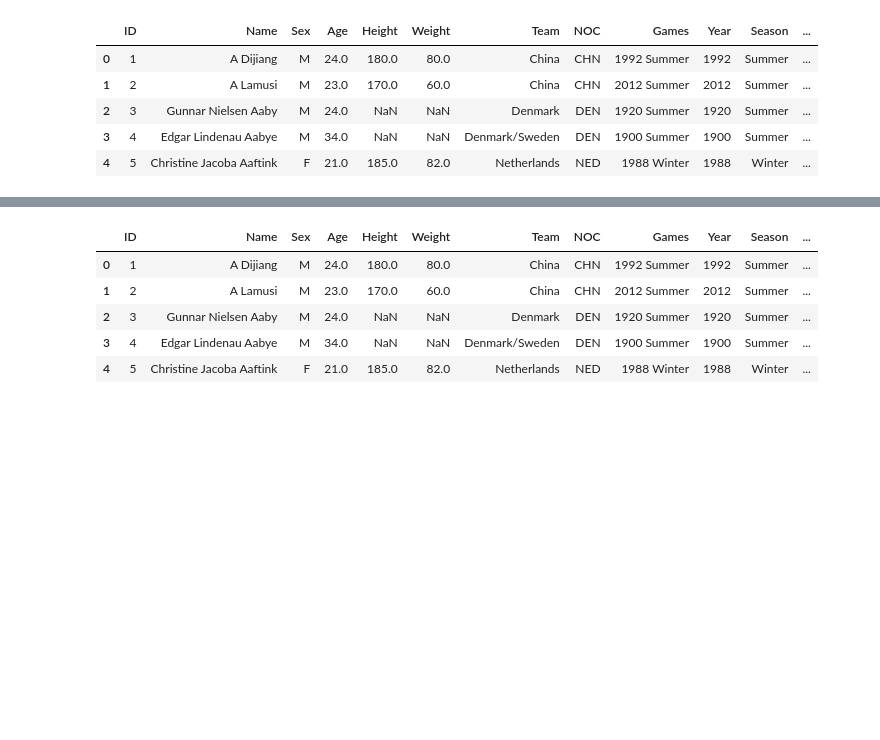
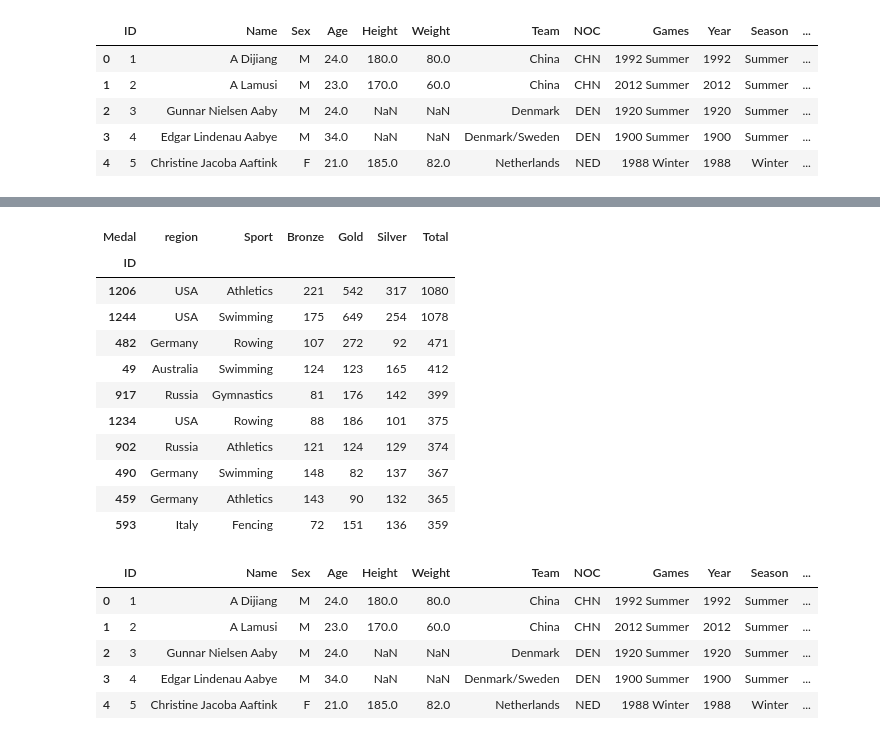
Before and after one commit to yuna-liu/Databehandling-OS-Yuna-Joachim, a Jupyter notebook: Q2_Y_temp.ipynb, the cells around one changed output, grey strips where cells are left out. Drawn from its saved outputs; the diff is of its cells as text; code cells hidden in the pictures; blank space fills up the shorter version.

```diff
--- a/Q2_Y_temp.ipynb
+++ b/Q2_Y_temp.ipynb
@@ -29,3 +90,18 @@ athlete_regions.head()
+# %%
+af.count_medals_by_country(athlete_regions, "Sport")
+# %% [output]
+| Medal | region | Sport | Bronze | Gold | Silver | Total |
+| ID |  |  |  |  |  |  |
+| 1206 | USA | Athletics | 221 | 542 | 317 | 1080 |
+| 1244 | USA | Swimming | 175 | 649 | 254 | 1078 |
+| 482 | Germany | Rowing | 107 | 272 | 92 | 471 |
+| 49 | Australia | Swimming | 124 | 123 | 165 | 412 |
+| 917 | Russia | Gymnastics | 81 | 176 | 142 | 399 |
+| 1234 | USA | Rowing | 88 | 186 | 101 | 375 |
+| 902 | Russia | Athletics | 121 | 124 | 129 | 374 |
+| 490 | Germany | Swimming | 148 | 82 | 137 | 367 |
+| 459 | Germany | Athletics | 143 | 90 | 132 | 365 |
+| 593 | Italy | Fencing | 72 | 151 | 136 | 359 |
 # %%
 athlete_regions = athlete_regions.iloc[:, :-2].reset_index(drop=True)
 athlete_regions["Medal"] = athlete_regions["Medal"].fillna(0)
```
Also changed, not shown: parts of 8 cells of this notebook, 1 other file.
